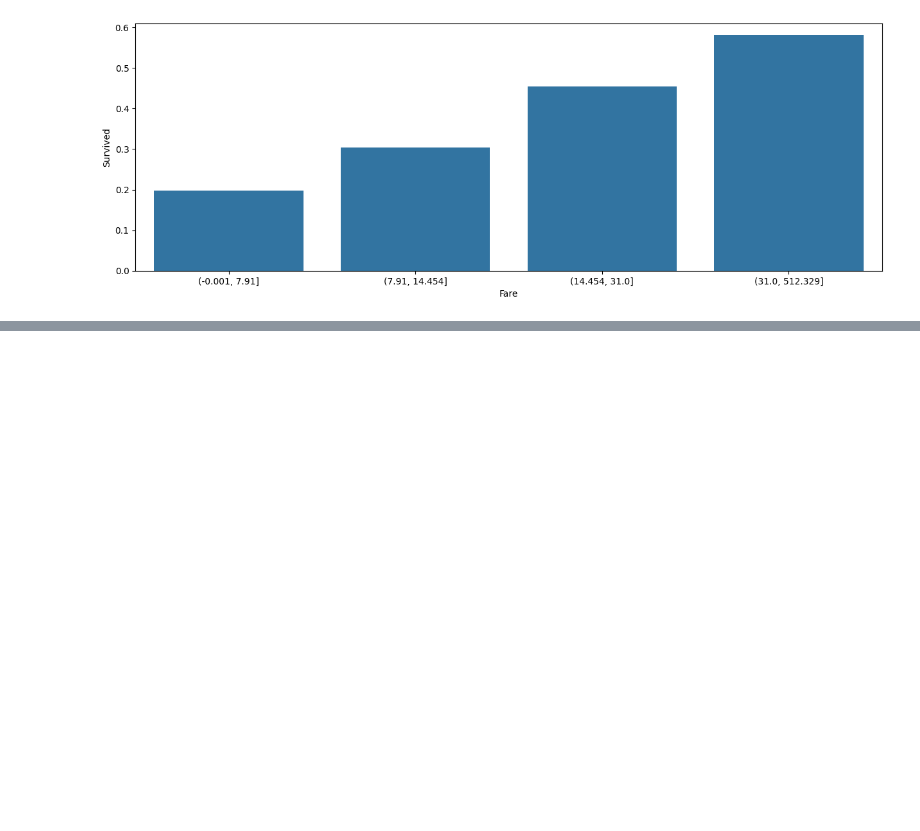
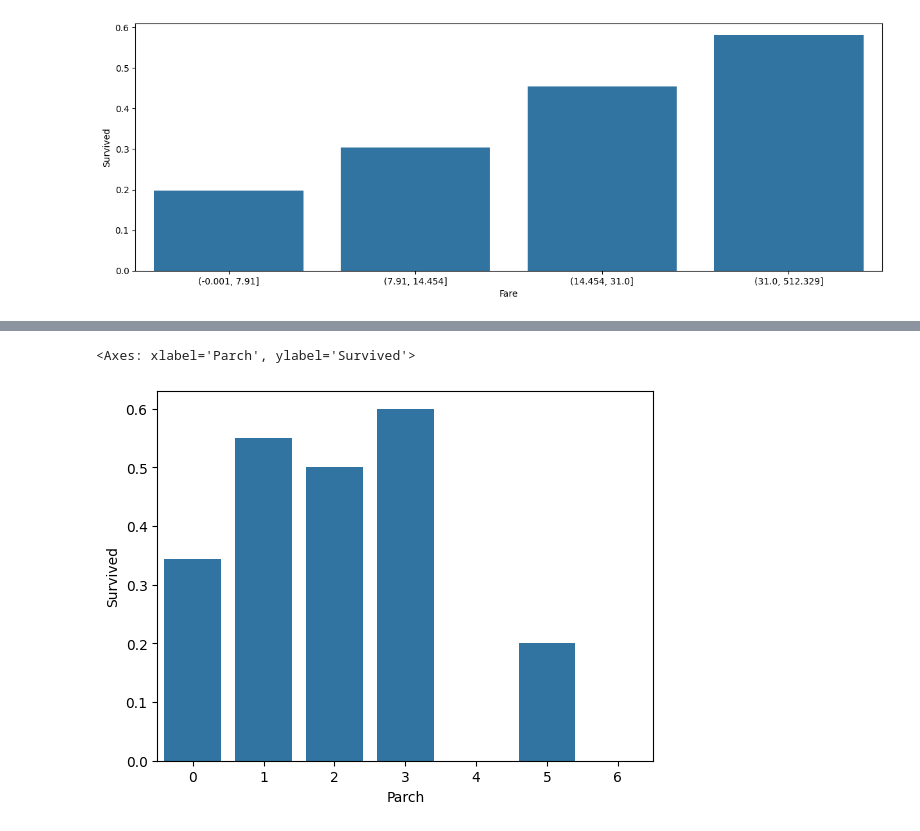
Before and after one commit to Marcin-Rozmus/titanic_ml, a Jupyter notebook: notebook.ipynb, the cells around one changed output, grey strips where cells are left out. Drawn from its saved outputs; the diff is of its cells as text; code cells hidden in the pictures; blank space fills up the shorter version.

```diff
--- a/notebook.ipynb
+++ b/notebook.ipynb
@@ -218,0 +245,5 @@ binning(df_train, 'Fare', 'Survived')
+# %%
+sns.barplot(x=df_train['Parch'], y=df_train['Survived'], errorbar=None)
+# %% [output]
+<Axes: xlabel='Parch', ylabel='Survived'>
+[figure, added]
```
Also changed, not shown: parts of 2 cells of this notebook.
